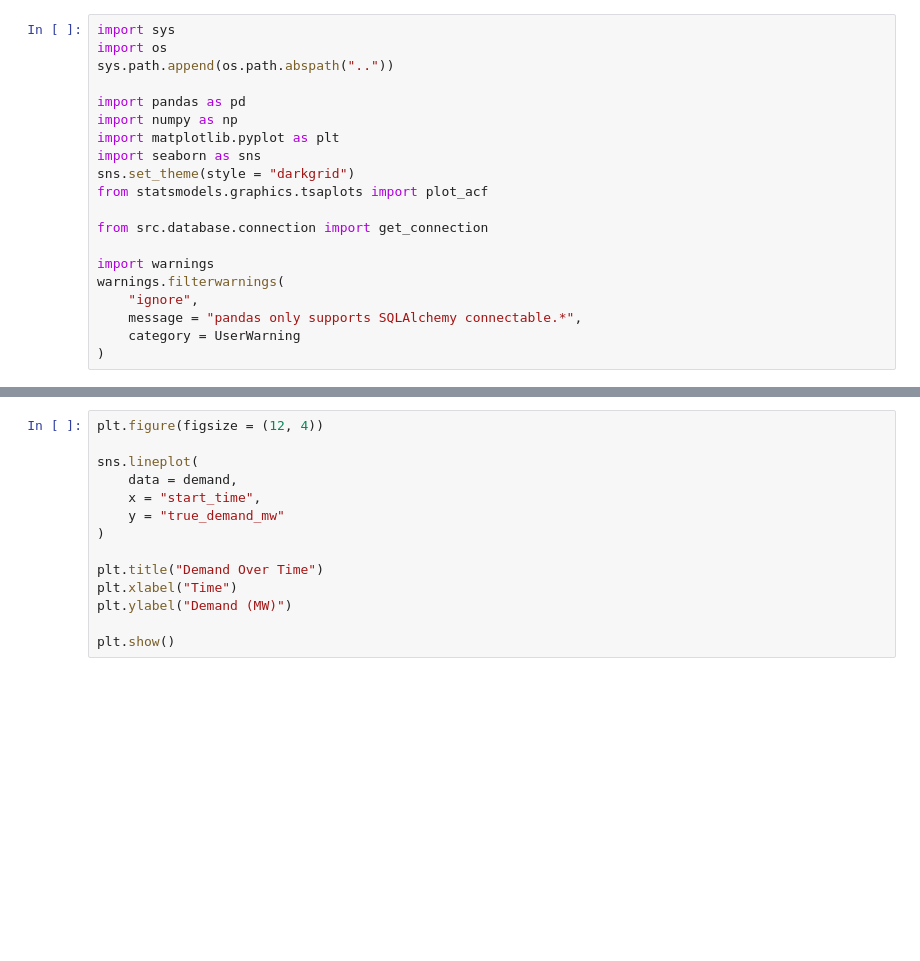
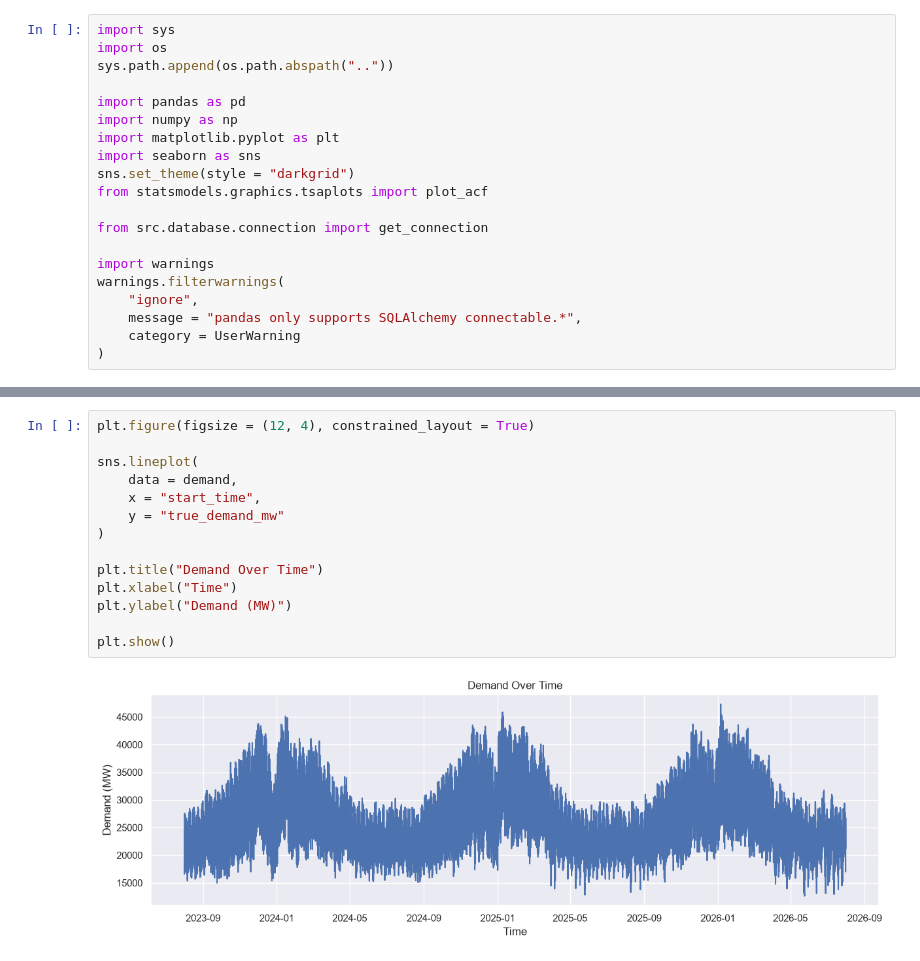
Before and after one commit to H-Konrad/uk-electricity-demand-forecasting, a Jupyter notebook: notebooks/01_demand_eda.ipynb, the cells around one changed output, grey strips where cells are left out. Drawn from its saved outputs; the diff is of its cells as text; blank space fills up the shorter version.

```diff
--- a/notebooks/01_demand_eda.ipynb
+++ b/notebooks/01_demand_eda.ipynb
@@ -67,17 +95,19 @@ plt.show()
 # %%
-plt.figure(figsize = (12, 4))
+plt.figure(figsize = (12, 4), constrained_layout = True)
 
 sns.lineplot(
     data = demand,
     x = "start_time",
     y = "true_demand_mw"
 )
 
 plt.title("Demand Over Time")
 plt.xlabel("Time")
 plt.ylabel("Demand (MW)")
 
 plt.show()
+# %% [output]
+[figure, added]
 # %%
 demand["hour"] = demand["start_time"].dt.hour
 demand["minute"] = demand["start_time"].dt.minute
```
Also changed, not shown: parts of 13 cells of this notebook, 4 other files.
